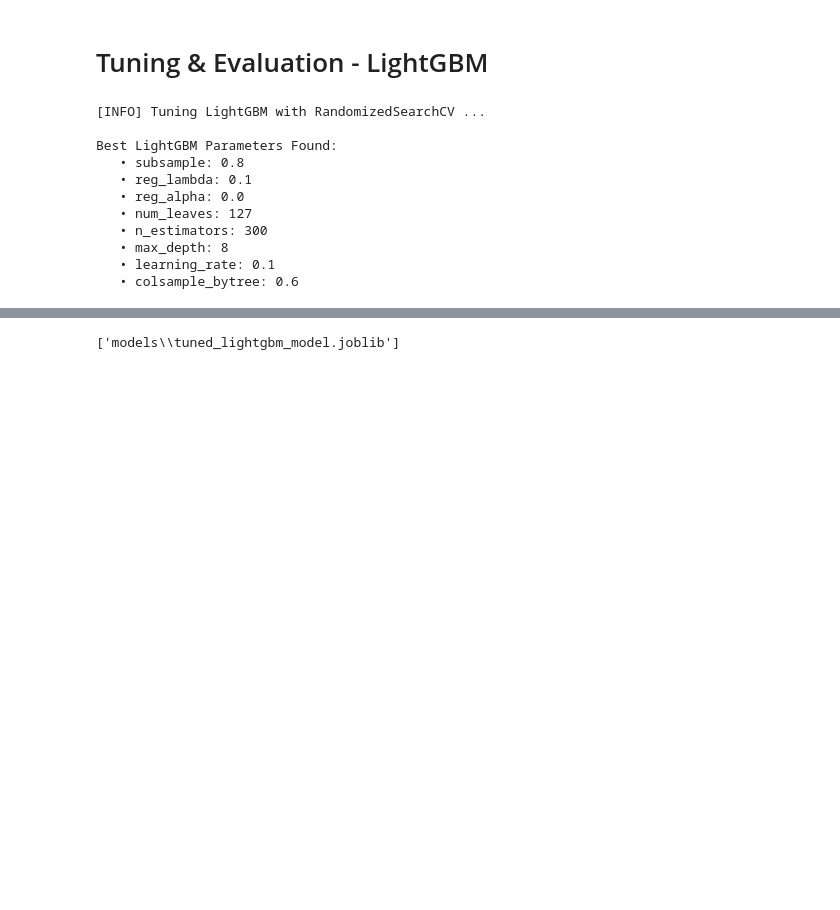
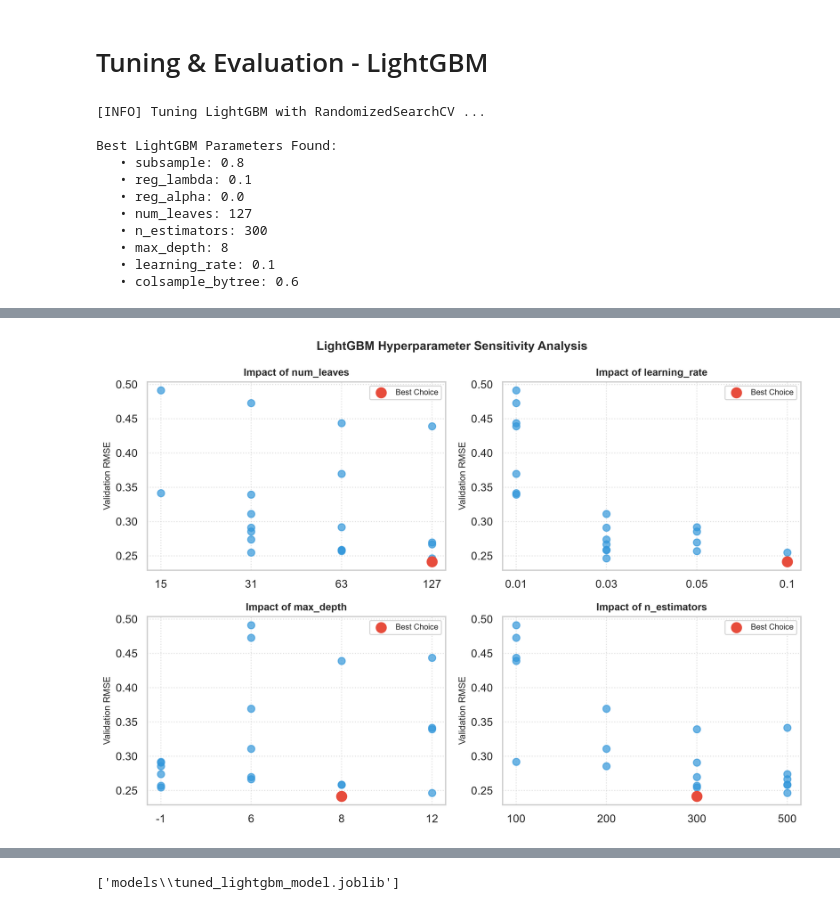
Before and after one commit to BevisWong76/bulldozers-price-predictor, a Jupyter notebook: bulldozers_price_regression.ipynb, the cells around one changed output, grey strips where cells are left out. Cells and saved outputs as stored; diff of their text form; code cells hidden in the pictures; blank space fills up the shorter version.

```diff
--- a/bulldozers_price_regression.ipynb
+++ b/bulldozers_price_regression.ipynb
@@ -624,3 +678,53 @@ Best LightGBM Parameters Found:
+# %%
+# Plot 2: Parameter Sensitivity (2x2 Grid)
+
+params_to_plot = ["num_leaves", "learning_rate", "max_depth", "n_estimators"]
+fig, axes = plt.subplots(2, 2, figsize=(10, 7), dpi=300)
+
+for ax, param in zip(axes.flatten(), params_to_plot):
+    param_col = f"param_{param}"
+
+    # Sort results dataframe based on parameter values for proper X-axis ordering
+    sorted_df = results_df.copy()
+    sorted_df[param_col] = pd.to_numeric(sorted_df[param_col])
+    sorted_df = sorted_df.sort_values(by=param_col)
+
+    # Scatter of all trials with sorted numerical X values
+    ax.scatter(
+        sorted_df[param_col].astype(str),
+        sorted_df["mean_test_rmse"],
+        color="#3498db",
+        alpha=0.7,
+        s=50,
+    )
+
+    # Highlight best parameter
+    best_val = str(random_search.best_params_[param])
+    best_score = -random_search.best_score_
+    ax.scatter(
+        best_val,
+        best_score,
+        color="#e74c3c",
+        s=100,
+        zorder=5,
+        label="Best Choice",
+    )
+
+    ax.set_title(f"Impact of {param}", fontsize=10, fontweight="bold")
+    ax.set_ylabel("Validation RMSE", fontsize=9)
+    ax.grid(True, linestyle=":", alpha=0.6)
+    ax.legend(fontsize=8, loc="best")
+
+plt.suptitle(
+    "LightGBM Hyperparameter Sensitivity Analysis",
+    fontsize=12,
+    fontweight="bold",
+)
+plt.tight_layout()
+plt.savefig(tuning_plots_dir / "02_lgb_tuning_sensitivity.png")
+plt.show()
+# %% [output]
+[figure, added]
 # %%
 # Evaluate the tuned LightGBM model
 
```
Also changed, not shown: parts of 19 cells of this notebook, 15 other files.
